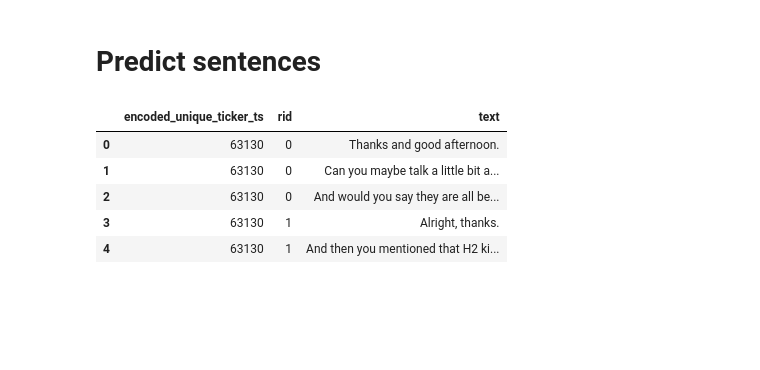
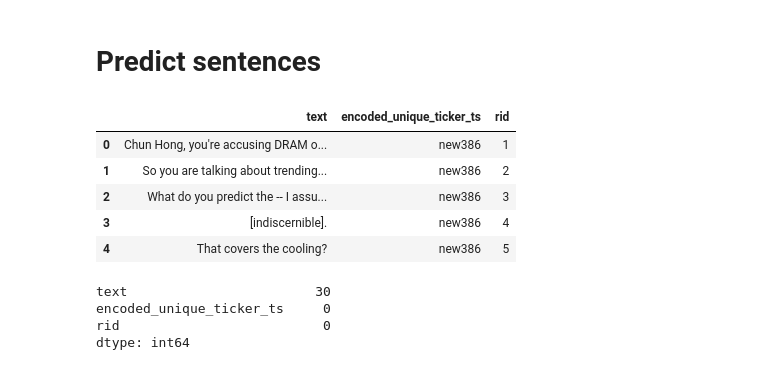
Before and after one commit to InscribeDeeper/bert_utils, a Jupyter notebook: qa_bert.ipynb, the cells around one changed output. Drawn from its saved outputs; the diff is of its cells as text; code cells hidden in the pictures; blank space fills up the shorter version.

```diff
--- a/qa_bert.ipynb
+++ b/qa_bert.ipynb
@@ -1306,14 +1324,20 @@ model saved
 # %% [markdown]
 # Predict sentences
-# %%
-data = pd.read_csv("conf_sents.txt", encoding="ISO-8859-1", delimiter="|")
-
-data = data[["encoded_unique_ticker_ts","rid", "text"]]
-data.head()
-# %% [output]
-|  | encoded_unique_ticker_ts | rid | text |
-| 0 | 63130 | 0 | Thanks and good afternoon. |
-| 1 | 63130 | 0 | Can you maybe talk a little bit a... |
-| 2 | 63130 | 0 | And would you say they are all be... |
-| 3 | 63130 | 1 | Alright, thanks. |
-| 4 | 63130 | 1 | And then you mentioned that H2 ki... |
+# %%
+bert_pred = pd.read_csv('/content/drive/MyDrive/temp/raw_text_forbert.csv')
+# %%
+bert_pred.head()
+# %% [output]
+|  | text | encoded_unique_ticker_ts | rid |
+| 0 | Chun Hong, you're accusing DRAM o... | new386 | 1 |
+| 1 | So you are talking about trending... | new386 | 2 |
+| 2 | What do you predict the -- I assu... | new386 | 3 |
+| 3 | [indiscernible]. | new386 | 4 |
+| 4 | That covers the cooling? | new386 | 5 |
+# %%
+bert_pred.isnull().sum()
+# %% [output]
+text                        30
+encoded_unique_ticker_ts     0
+rid                          0
+dtype: int64
```
Also changed, not shown: parts of 19 cells of this notebook.
